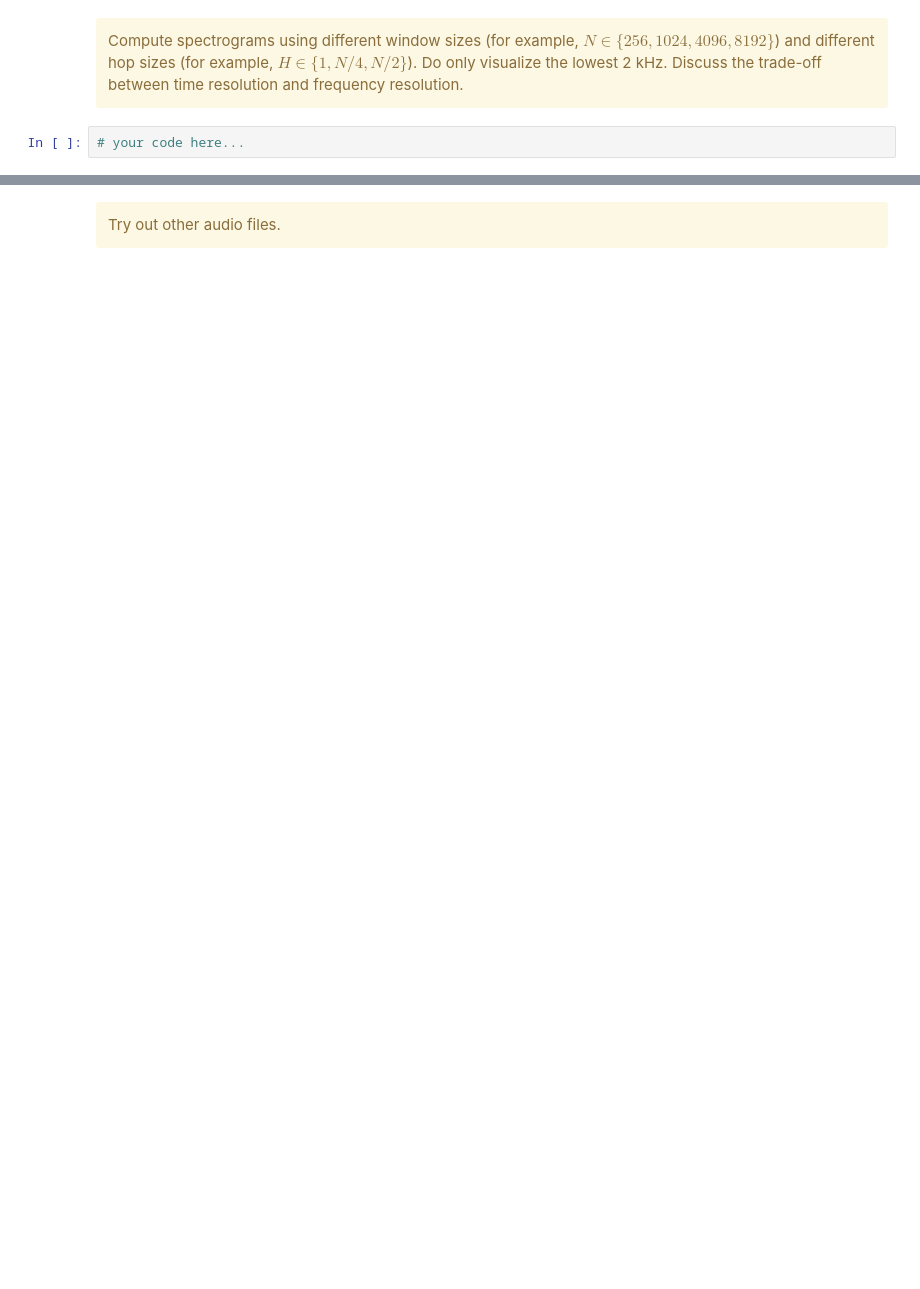
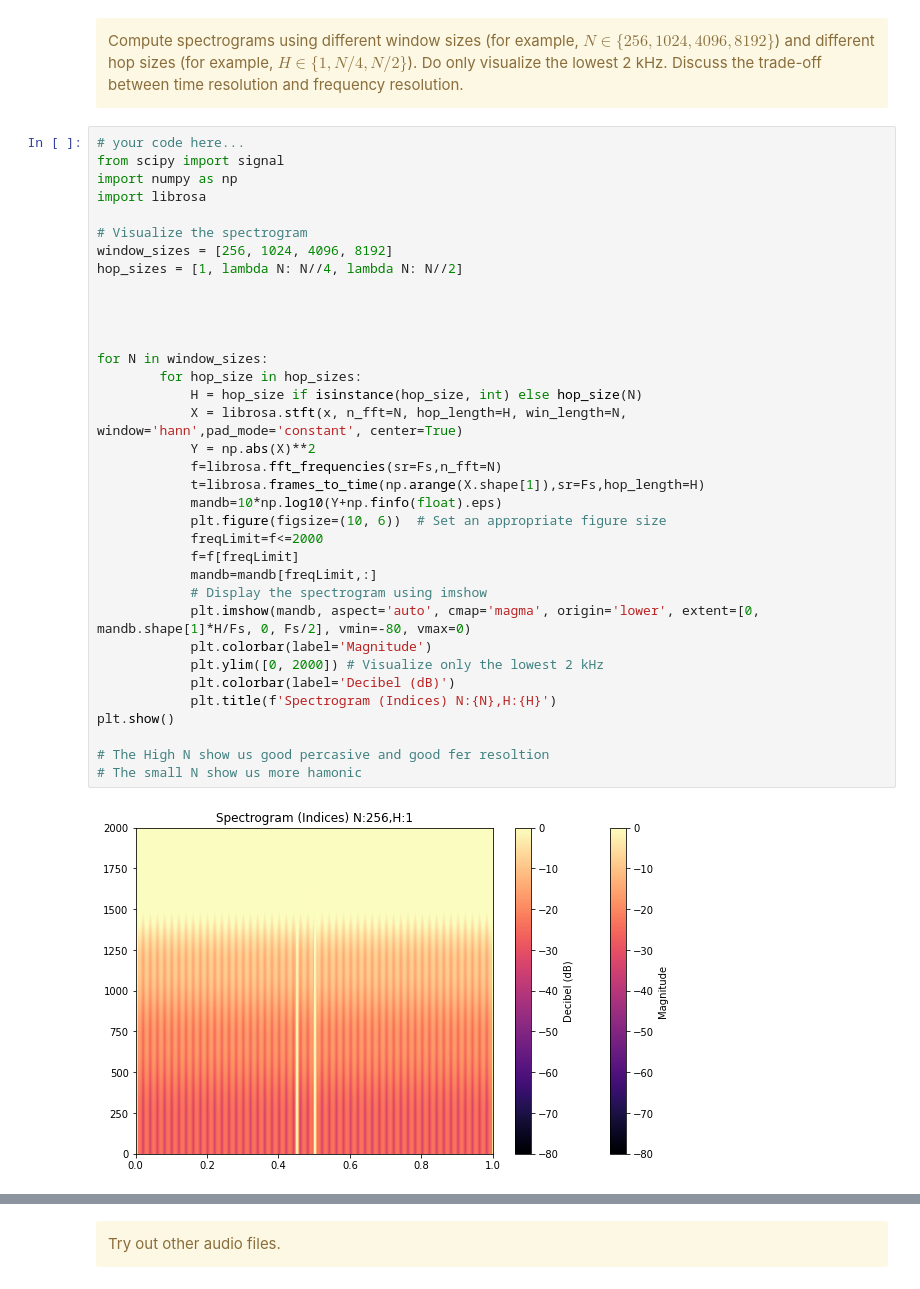
Before and after one commit to behroozbc/ext-exam, a Jupyter notebook: stft/stft_and_chroma_features.ipynb, the cells around one changed output, grey strips where cells are left out. Drawn from its saved outputs; the diff is of its cells as text; blank space fills up the shorter version.

```diff
--- a/stft/stft_and_chroma_features.ipynb
+++ b/stft/stft_and_chroma_features.ipynb
@@ -335,3 +422,38 @@ Compute spectrograms using different window sizes
 </div>
 # %%
 # your code here...
+from scipy import signal
+import numpy as np
+import librosa
+
+# Visualize the spectrogram
+window_sizes = [256, 1024, 4096, 8192]
+hop_sizes = [1, lambda N: N//4, lambda N: N//2]
+
+
+
+
+for N in window_sizes:
+        for hop_size in hop_sizes:
+            H = hop_size if isinstance(hop_size, int) else hop_size(N)
+            X = librosa.stft(x, n_fft=N, hop_length=H, win_length=N, window='hann',pad_mode='constant', center=True)
+            Y = np.abs(X)**2
+            f=librosa.fft_frequencies(sr=Fs,n_fft=N)
+            t=librosa.frames_to_time(np.arange(X.shape[1]),sr=Fs,hop_length=H)
+            mandb=10*np.log10(Y+np.finfo(float).eps)
+            plt.figure(figsize=(10, 6))  # Set an appropriate figure size
+            freqLimit=f<=2000
+            f=f[freqLimit]
+            mandb=mandb[freqLimit,:]
+            # Display the spectrogram using imshow
+            plt.imshow(mandb, aspect='auto', cmap='magma', origin='lower', extent=[0, mandb.shape[1]*H/Fs, 0, Fs/2], vmin=-80, vmax=0)
+            plt.colorbar(label='Magnitude')
+            plt.ylim([0, 2000]) # Visualize only the lowest 2 kHz
+            plt.colorbar(label='Decibel (dB)')
+            plt.title(f'Spectrogram (Indices) N:{N},H:{H}')
+plt.show()
+
+# The High N show us good percasive and good fer resoltion
+# The small N show us more hamonic
+# %% [output]
+[figure, added]
```
Also changed, not shown: parts of 22 cells of this notebook, 1 other file.
